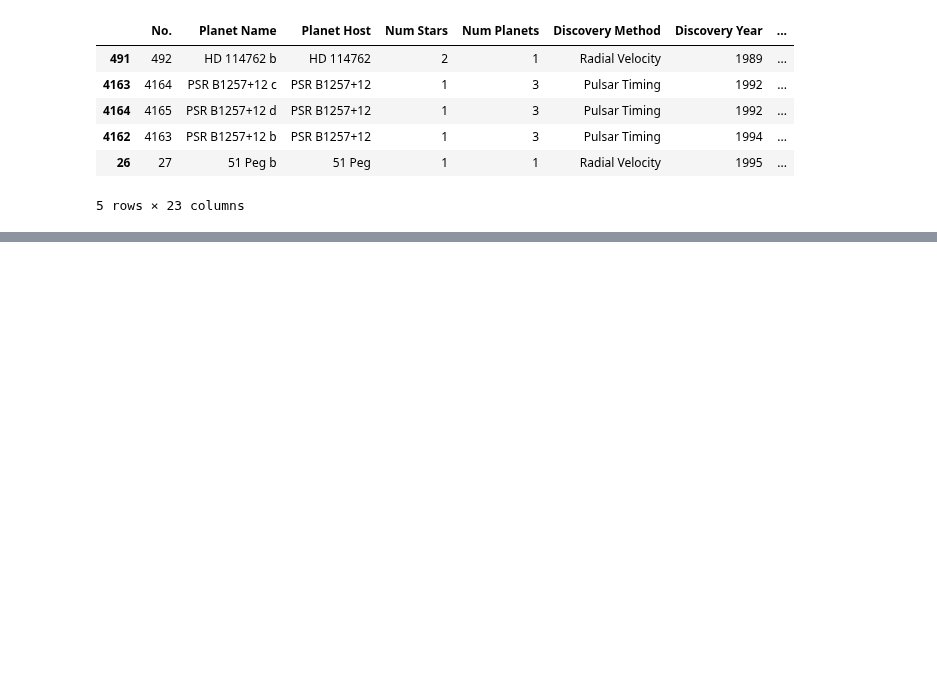
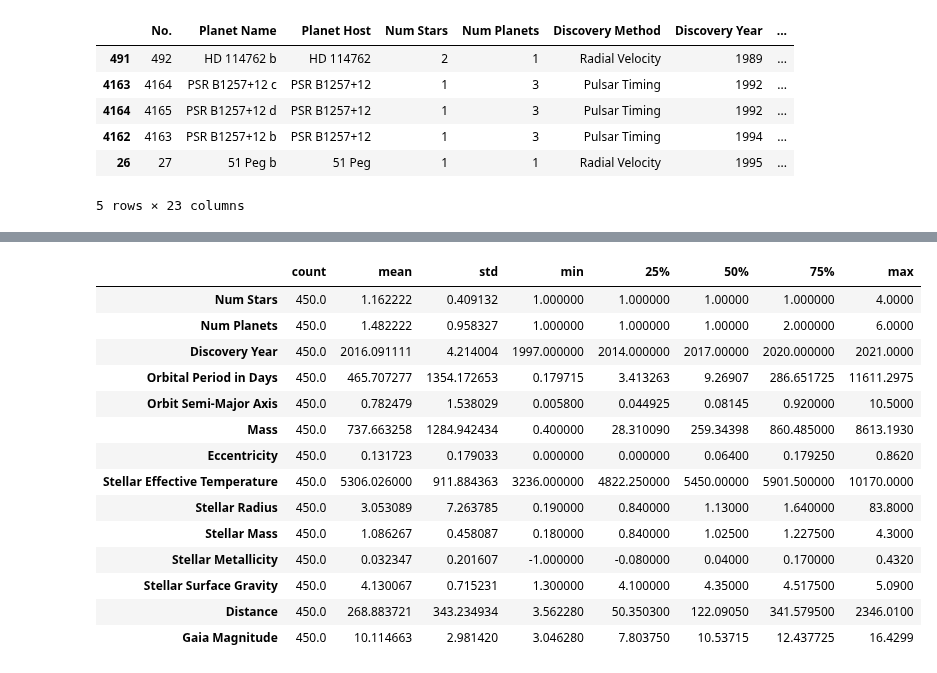
Before and after one commit to ubco-W2022T1-cosc301/project-group35, a Jupyter notebook: notebooks/analysis3.ipynb, the cells around one changed output, grey strips where cells are left out. Cells and saved outputs as stored; diff of their text form; code cells hidden in the pictures; blank space fills up the shorter version.

```diff
--- a/notebooks/analysis3.ipynb
+++ b/notebooks/analysis3.ipynb
@@ -133,0 +153,3 @@ df.head()
+# %%
+data_clean = project_function1("../data/raw/DataOriginal.csv")
+data_clean
@@ -133,0 +181,18 @@ df.head()
+# %%
+data_clean.describe().T
+# %% [output]
+|  | count | mean | std | min | 25% | 50% | 75% | max |
+| Num Stars | 450.0 | 1.162222 | 0.409132 | 1.000000 | 1.000000 | 1.00000 | 1.000000 | 4.0000 |
+| Num Planets | 450.0 | 1.482222 | 0.958327 | 1.000000 | 1.000000 | 1.00000 | 2.000000 | 6.0000 |
+| Discovery Year | 450.0 | 2016.091111 | 4.214004 | 1997.000000 | 2014.000000 | 2017.00000 | 2020.000000 | 2021.0000 |
+| Orbital Period in Days | 450.0 | 465.707277 | 1354.172653 | 0.179715 | 3.413263 | 9.26907 | 286.651725 | 11611.2975 |
+| Orbit Semi-Major Axis | 450.0 | 0.782479 | 1.538029 | 0.005800 | 0.044925 | 0.08145 | 0.920000 | 10.5000 |
+| Mass | 450.0 | 737.663258 | 1284.942434 | 0.400000 | 28.310090 | 259.34398 | 860.485000 | 8613.1930 |
+| Eccentricity | 450.0 | 0.131723 | 0.179033 | 0.000000 | 0.000000 | 0.06400 | 0.179250 | 0.8620 |
+| Stellar Effective Temperature | 450.0 | 5306.026000 | 911.884363 | 3236.000000 | 4822.250000 | 5450.00000 | 5901.500000 | 10170.0000 |
+| Stellar Radius | 450.0 | 3.053089 | 7.263785 | 0.190000 | 0.840000 | 1.13000 | 1.640000 | 83.8000 |
+| Stellar Mass | 450.0 | 1.086267 | 0.458087 | 0.180000 | 0.840000 | 1.02500 | 1.227500 | 4.3000 |
+| Stellar Metallicity | 450.0 | 0.032347 | 0.201607 | -1.000000 | -0.080000 | 0.04000 | 0.170000 | 0.4320 |
+| Stellar Surface Gravity | 450.0 | 4.130067 | 0.715231 | 1.300000 | 4.100000 | 4.35000 | 4.517500 | 5.0900 |
+| Distance | 450.0 | 268.883721 | 343.234934 | 3.562280 | 50.350300 | 122.09050 | 341.579500 | 2346.0100 |
+| Gaia Magnitude | 450.0 | 10.114663 | 2.981420 | 3.046280 | 7.803750 | 10.53715 | 12.437725 | 16.4299 |
```
Also changed, not shown: parts of 5 cells of this notebook, 2 other files.
